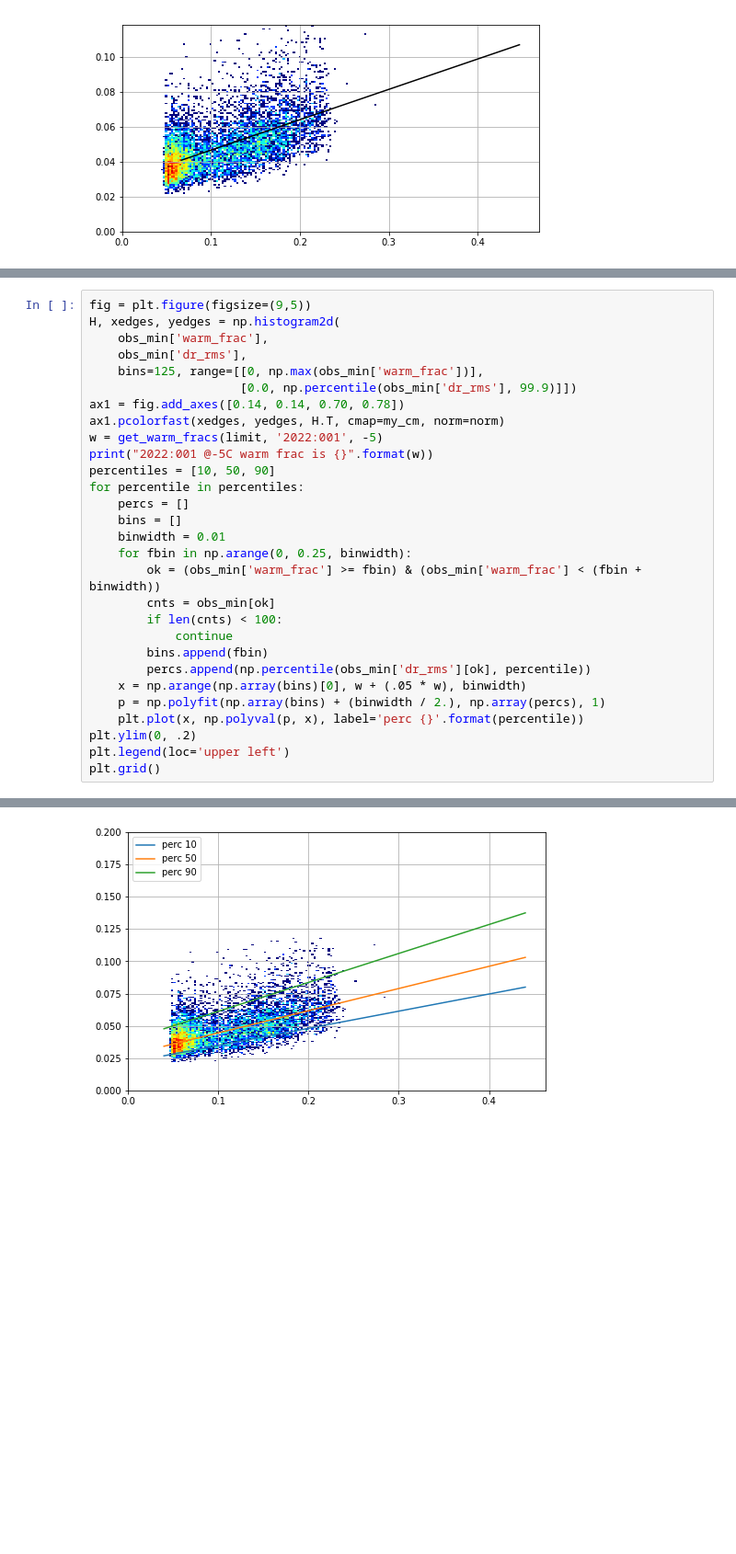
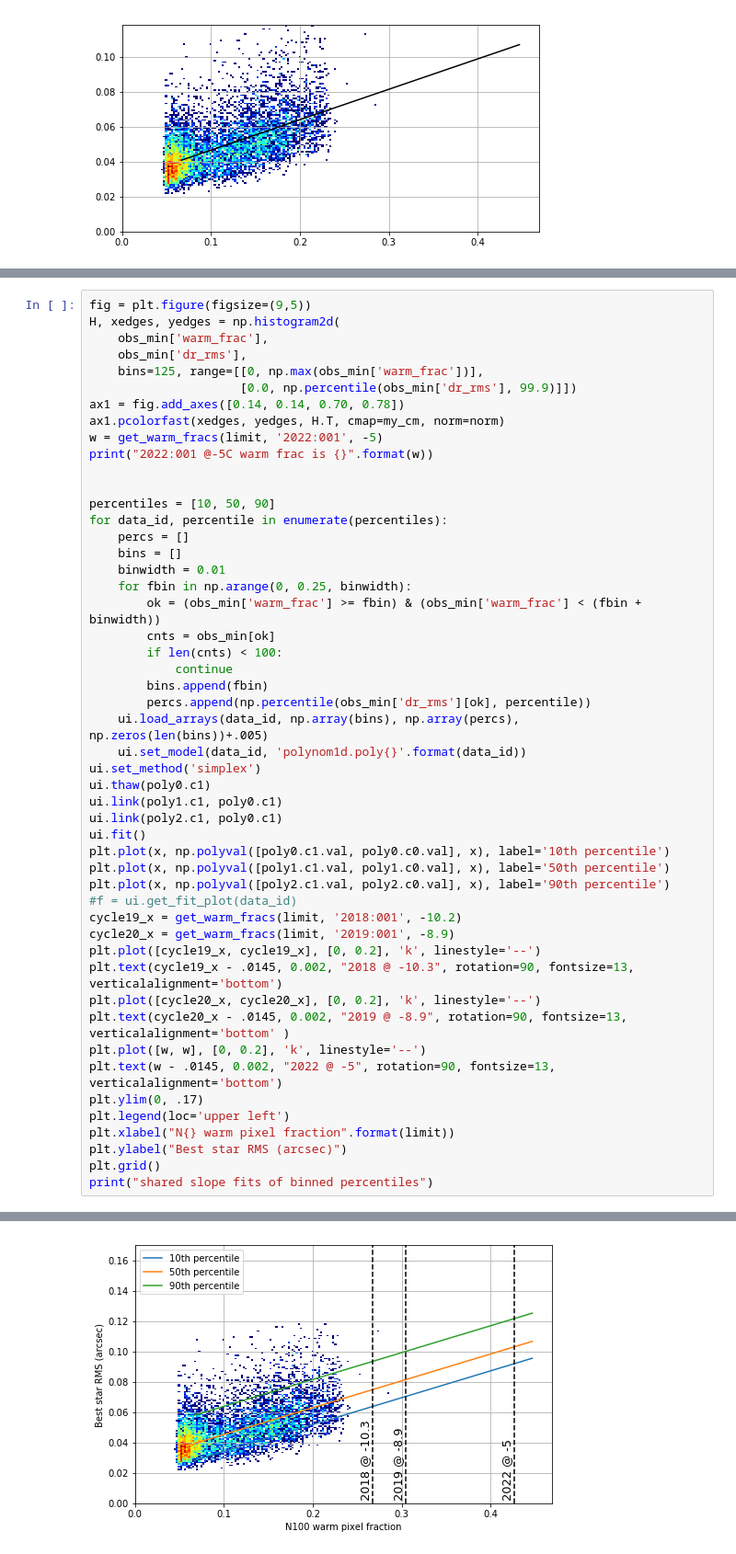
Before and after one commit to sot/vv_trending, a Jupyter notebook: RMS_vs_frac_100.ipynb, the cells around one changed output, grey strips where cells are left out. Shown at 92% size. Cells and saved outputs as stored; diff of their text form; blank space fills up the shorter version.

Commit message:
Update n100 plot with sherpa fits of binned percentiles

```diff
--- a/RMS_vs_frac_100.ipynb
+++ b/RMS_vs_frac_100.ipynb
@@ -74,8 +124,10 @@ ax1 = fig.add_axes([0.14, 0.14, 0.70, 0.78])
 ax1.pcolorfast(xedges, yedges, H.T, cmap=my_cm, norm=norm)
 w = get_warm_fracs(limit, '2022:001', -5)
 print("2022:001 @-5C warm frac is {}".format(w))
+
+
 percentiles = [10, 50, 90]
-for percentile in percentiles:
+for data_id, percentile in enumerate(percentiles):
     percs = []
     bins = []
     binwidth = 0.01
@@ -86,11 +138,30 @@ for percentile in percentiles:
             continue
         bins.append(fbin)
         percs.append(np.percentile(obs_min['dr_rms'][ok], percentile))
-    x = np.arange(np.array(bins)[0], w + (.05 * w), binwidth)
-    p = np.polyfit(np.array(bins) + (binwidth / 2.), np.array(percs), 1)
-    plt.plot(x, np.polyval(p, x), label='perc {}'.format(percentile))
-plt.ylim(0, .2)
+    ui.load_arrays(data_id, np.array(bins), np.array(percs), np.zeros(len(bins))+.005)
+    ui.set_model(data_id, 'polynom1d.poly{}'.format(data_id))
+ui.set_method('simplex')
+ui.thaw(poly0.c1)
+ui.link(poly1.c1, poly0.c1)
+ui.link(poly2.c1, poly0.c1)
+ui.fit()
+plt.plot(x, np.polyval([poly0.c1.val, poly0.c0.val], x), label='10th percentile')
+plt.plot(x, np.polyval([poly1.c1.val, poly1.c0.val], x), label='50th percentile')
+plt.plot(x, np.polyval([poly2.c1.val, poly2.c0.val], x), label='90th percentile')
+#f = ui.get_fit_plot(data_id)
+cycle19_x = get_warm_fracs(limit, '2018:001', -10.2)
+cycle20_x = get_warm_fracs(limit, '2019:001', -8.9)
+plt.plot([cycle19_x, cycle19_x], [0, 0.2], 'k', linestyle='--')
+plt.text(cycle19_x - .0145, 0.002, "2018 @ -10.3", rotation=90, fontsize=13, verticalalignment='bottom')
+plt.plot([cycle20_x, cycle20_x], [0, 0.2], 'k', linestyle='--')
+plt.text(cycle20_x - .0145, 0.002, "2019 @ -8.9", rotation=90, fontsize=13, verticalalignment='bottom' )
+plt.plot([w, w], [0, 0.2], 'k', linestyle='--')
+plt.text(w - .0145, 0.002, "2022 @ -5", rotation=90, fontsize=13, verticalalignment='bottom')
+plt.ylim(0, .17)
 plt.legend(loc='upper left')
+plt.xlabel("N{} warm pixel fraction".format(limit))
+plt.ylabel("Best star RMS (arcsec)")
 plt.grid()
+print("shared slope fits of binned percentiles")
 # %% [output]
 2022:001 @-5C warm frac is 0.4265190723112064
@@ -97 +183 @@ plt.grid()
-[figure, old version]
+[figure, new version]
```
Also changed, not shown: parts of 6 cells of this notebook.
